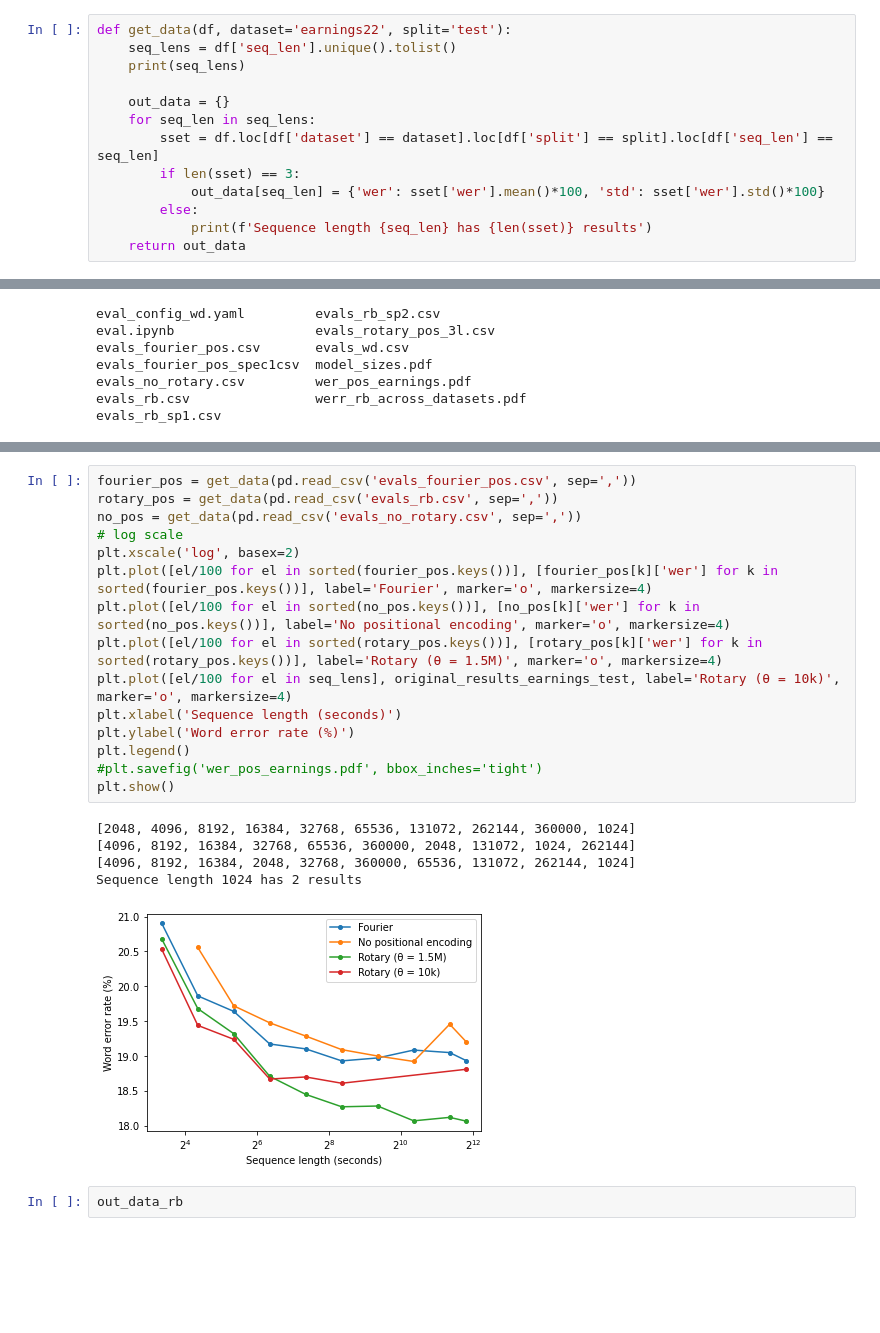
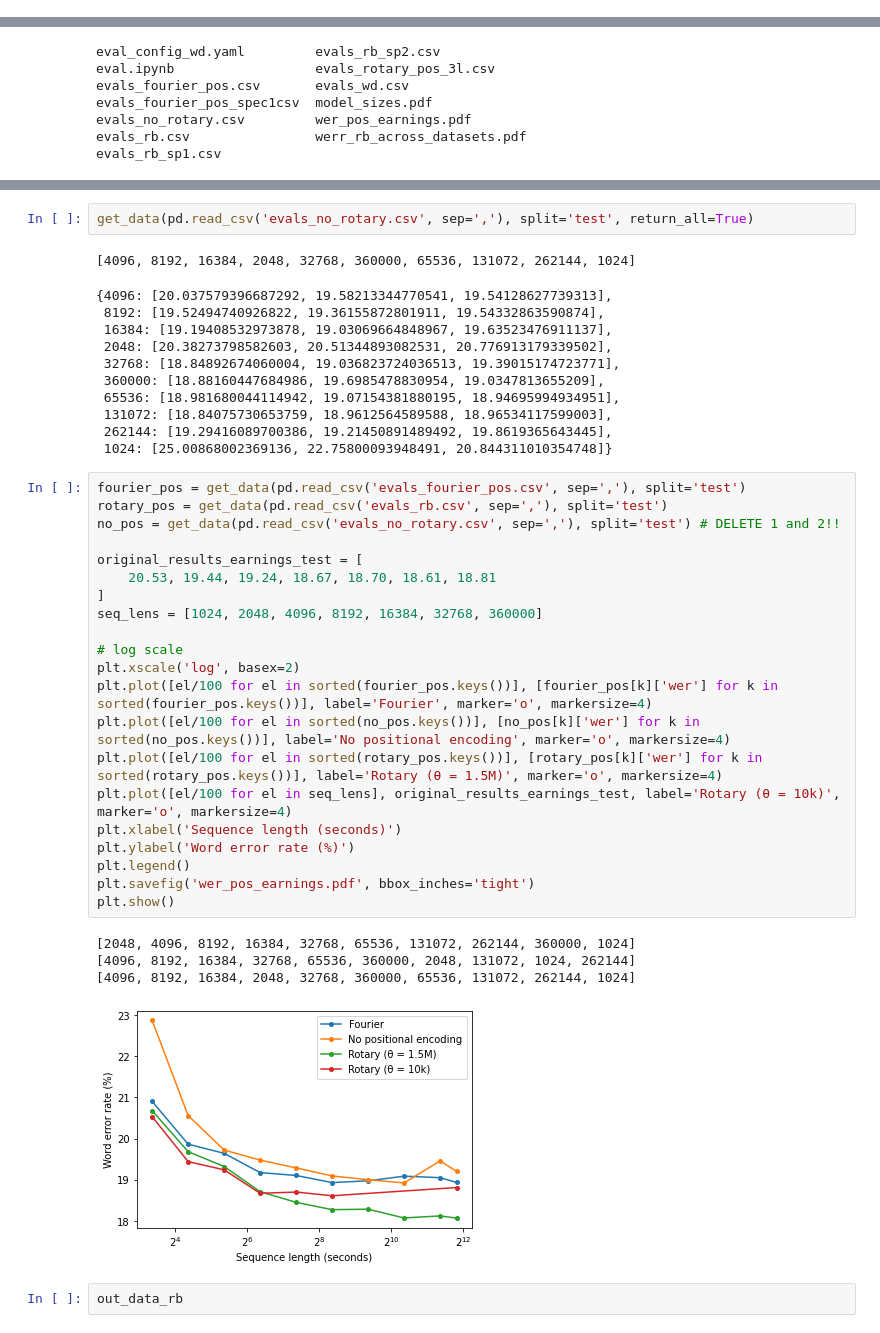
Before and after one commit to robflynnyh/long-context-asr, a Jupyter notebook: eval/results/eval.ipynb, the cells around one changed output, grey strips where cells are left out. Cells and saved outputs as stored; diff of their text form; blank space fills up the shorter version.

```diff
--- a/eval/results/eval.ipynb
+++ b/eval/results/eval.ipynb
@@ -103,19 +184,6 @@ csv.loc[csv['dataset'] == 'earnings22'].loc[csv['split'] == 'dev']
 | 9 | 0 | earnings22 | dev | 0.288458 | rotary_pos_3l | /mnt/parscratch/users/acp21rjf/sp... | 1 | False | 8192 | ... |
 | 10 | 0 | earnings22 | dev | 0.288152 | rotary_pos_3l | /mnt/parscratch/users/acp21rjf/sp... | 2 | False | 8192 | ... |
 | 11 | 0 | earnings22 | dev | 0.292948 | rotary_pos_3l | /mnt/parscratch/users/acp21rjf/sp... | 3 | False | 8192 | ... |
-# %%
-def get_data(df, dataset='earnings22', split='test'):
-    seq_lens = df['seq_len'].unique().tolist()
-    print(seq_lens)
-
-    out_data = {}
-    for seq_len in seq_lens:
-        sset = df.loc[df['dataset'] == dataset].loc[df['split'] == split].loc[df['seq_len'] == seq_len]
-        if len(sset) == 3:
-            out_data[seq_len] = {'wer': sset['wer'].mean()*100, 'std': sset['wer'].std()*100}
-        else:
-            print(f'Sequence length {seq_len} has {len(sset)} results')
-    return out_data
 # %%
 earnings_test = get_data(pd.read_csv('evals_rb.csv', sep=','))
 tedlium_test = get_data(pd.read_csv('evals_rb.csv', sep=','), dataset='tedlium')
@@ -171,24 +298,43 @@ evals_rb_sp1.csv
+# %%
+get_data(pd.read_csv('evals_no_rotary.csv', sep=','), split='test', return_all=True)
+# %% [output]
+[4096, 8192, 16384, 2048, 32768, 360000, 65536, 131072, 262144, 1024]
+{4096: [20.037579396687292, 19.58213344770541, 19.54128627739313],
+ 8192: [19.52494740926822, 19.36155872801911, 19.54332863590874],
+ 16384: [19.19408532973878, 19.03069664848967, 19.63523476911137],
+ 2048: [20.38273798582603, 20.51344893082531, 20.776913179339502],
+ 32768: [18.84892674060004, 19.036823724036513, 19.39015174723771],
+ 360000: [18.88160447684986, 19.6985478830954, 19.0347813655209],
+ 65536: [18.981680044114942, 19.07154381880195, 18.94695994934951],
+ 131072: [18.84075730653759, 18.9612564589588, 18.96534117599003],
+ 262144: [19.29416089700386, 19.21450891489492, 19.8619365643445],
+ 1024: [25.00868002369136, 22.75800093948491, 20.844311010354748]}
 # %%
-fourier_pos = get_data(pd.read_csv('evals_fourier_pos.csv', sep=','))
-rotary_pos = get_data(pd.read_csv('evals_rb.csv', sep=','))
-no_pos = get_data(pd.read_csv('evals_no_rotary.csv', sep=','))
+fourier_pos = get_data(pd.read_csv('evals_fourier_pos.csv', sep=','), split='test')
+rotary_pos = get_data(pd.read_csv('evals_rb.csv', sep=','), split='test')
+no_pos = get_data(pd.read_csv('evals_no_rotary.csv', sep=','), split='test') # DELETE 1 and 2!!
+
+original_results_earnings_test = [
+    20.53, 19.44, 19.24, 18.67, 18.70, 18.61, 18.81
+]
+seq_lens = [1024, 2048, 4096, 8192, 16384, 32768, 360000]
+
 # log scale
 plt.xscale('log', basex=2)
 plt.plot([el/100 for el in sorted(fourier_pos.keys())], [fourier_pos[k]['wer'] for k in sorted(fourier_pos.keys())], label='Fourier', marker='o', markersize=4)
 plt.plot([el/100 for el in sorted(no_pos.keys())], [no_pos[k]['wer'] for k in sorted(no_pos.keys())], label='No positional encoding', marker='o', markersize=4)
 plt.plot([el/100 for el in sorted(rotary_pos.keys())], [rotary_pos[k]['wer'] for k in sorted(rotary_pos.keys())], label='Rotary (θ = 1.5M)', marker='o', markersize=4)
 plt.plot([el/100 for el in seq_lens], original_results_earnings_test, label='Rotary (θ = 10k)', marker='o', markersize=4)
 plt.xlabel('Sequence length (seconds)')
 plt.ylabel('Word error rate (%)')
 plt.legend()
-#plt.savefig('wer_pos_earnings.pdf', bbox_inches='tight')
+plt.savefig('wer_pos_earnings.pdf', bbox_inches='tight')
 plt.show()
 # %% [output]
 [2048, 4096, 8192, 16384, 32768, 65536, 131072, 262144, 360000, 1024]
 [4096, 8192, 16384, 32768, 65536, 360000, 2048, 131072, 1024, 262144]
 [4096, 8192, 16384, 2048, 32768, 360000, 65536, 131072, 262144, 1024]
-Sequence length 1024 has 2 results
-[figure, old version]
+[figure, new version]
 # %%
 out_data_rb
 # %% [output]
```
Also changed, not shown: parts of 17 cells of this notebook, 28 other files.
